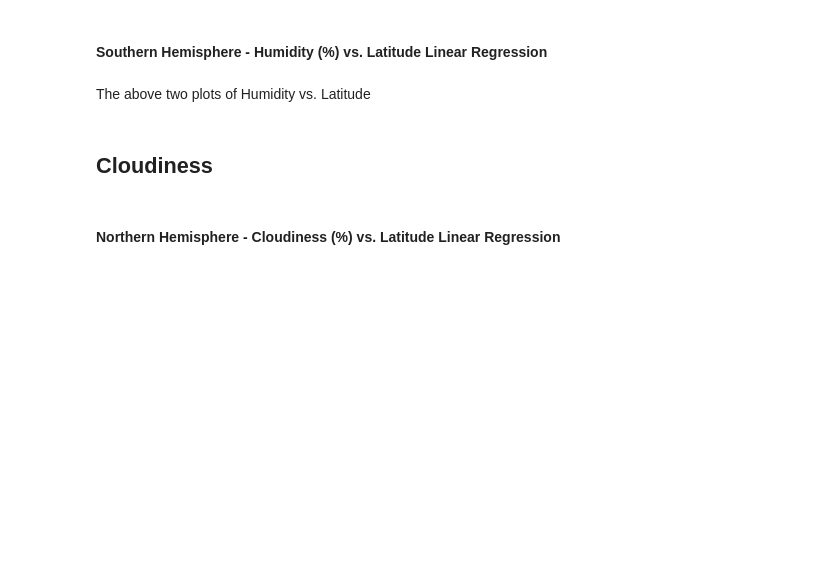
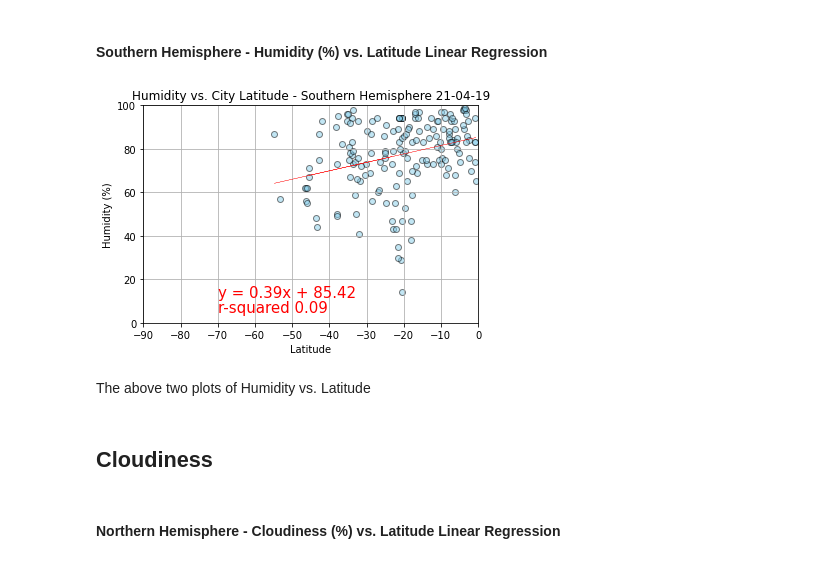
Before and after one commit to madisonfisher/python-api-challenge, a Jupyter notebook: WeatherPy.ipynb, the cells around one changed output. Cells and saved outputs as stored; diff of their text form; code cells hidden in the pictures; blank space fills up the shorter version.

```diff
--- a/WeatherPy.ipynb
+++ b/WeatherPy.ipynb
@@ -243,5 +315,29 @@ The above two plots of Temperature vs. Latitude
 # %% [markdown]
 ####  Southern Hemisphere - Humidity (%) vs. Latitude Linear Regression
+# %%
+#linear regression
+slope_humid_south, int_humid_south, r_humid_south, p_humid_south, std_humid_south = linregress(south_city_data["Lat"], south_city_data["Humidity"])
+fit_humid_south = slope_humid_south * south_city_data["Lat"] + int_humid_south
+line_humid_south = "y = " + str(round(slope_humid_south,2)) + "x + " + str(round(int_humid_south,2))
+r_sq_humid_south = "r-squared " + str(round(r_humid_south**2,2))
+
+#graphing
+plt.scatter(south_city_data["Lat"], south_city_data["Humidity"], marker="o", facecolors="skyblue", edgecolors="black", alpha =.5)
+plt.xlim(-90,0)
+plt.ylim(0,100)
+plt.title(f"Humidity vs. City Latitude - Southern Hemisphere {thedate}")
+plt.xlabel("Latitude")
+plt.ylabel("Humidity (%)")
+plt.grid()
+
+plt.plot(south_city_data["Lat"], fit_humid_south, "red", linewidth=.25)
+plt.annotate(line_humid_south ,(-70,12),fontsize=15,color="red")
+plt.annotate(r_sq_humid_south ,(-70,5),fontsize=15,color="red")
+
+plt.savefig("weather_data/humid_latitude_south.png")
+plt.show()
+# %% [output]
+[figure, added]
 # %% [markdown]
 The above two plots of Humidity vs. Latitude
 # %% [markdown]
```
Also changed, not shown: parts of 5 cells of this notebook, 4 other files.
